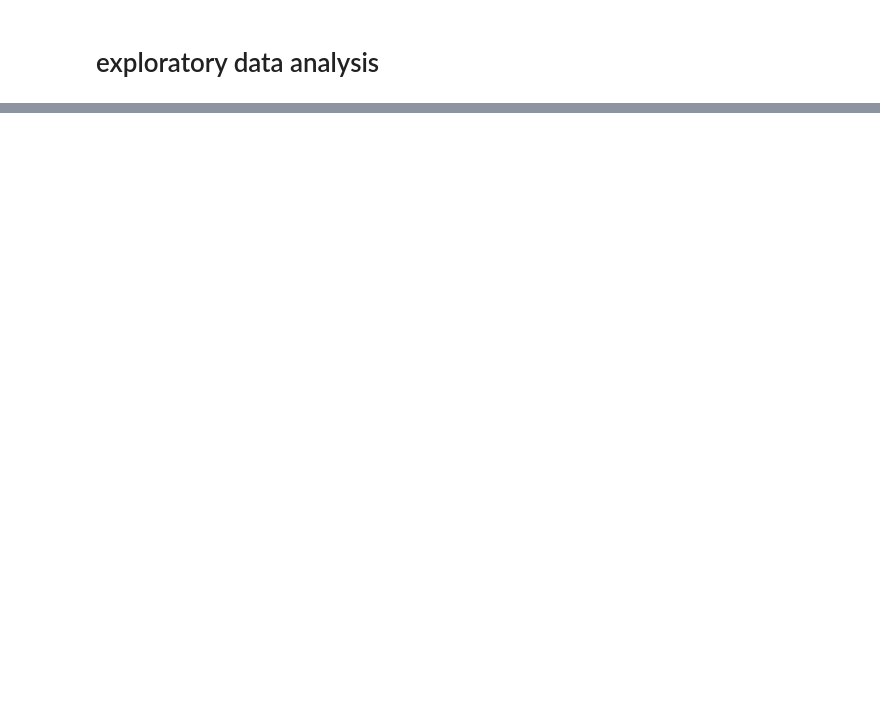
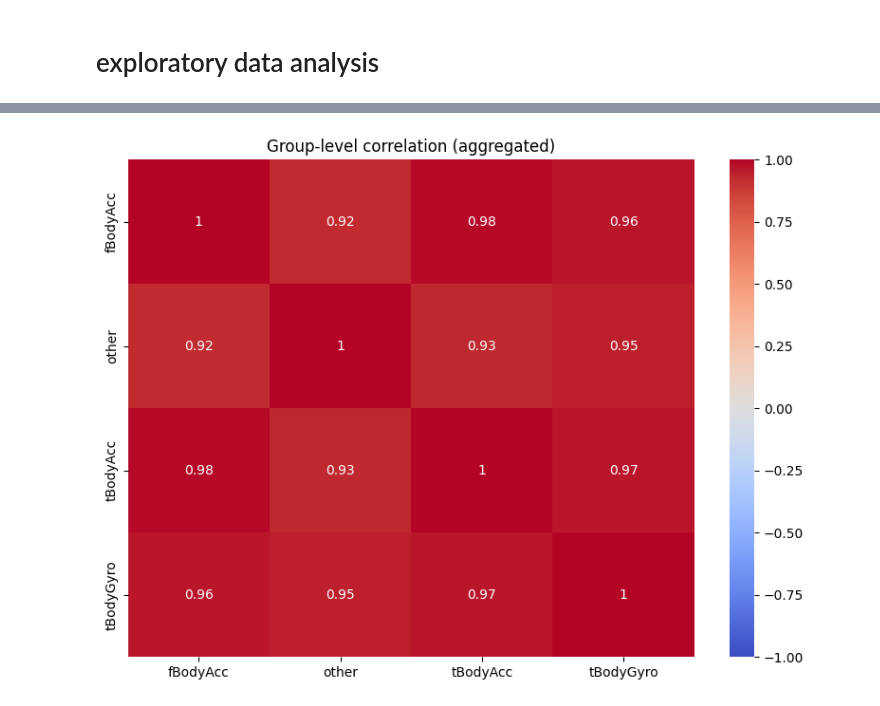
Before and after one commit to kvietelaitis/machine-learning-project, a Jupyter notebook: analysis/data-analysis.ipynb, the cells around one changed output, grey strips where cells are left out. Cells and saved outputs as stored; diff of their text form; code cells hidden in the pictures; blank space fills up the shorter version.

```diff
--- a/analysis/data-analysis.ipynb
+++ b/analysis/data-analysis.ipynb
@@ -98,0 +156,25 @@ if num_cols:
+# %%
+numeric_df = df.select_dtypes(include=['number'])
+
+# example grouping by prefix
+def get_group(col):
+    if col.startswith('tBodyAcc'):
+        return 'tBodyAcc'
+    if col.startswith('fBodyAcc'):
+        return 'fBodyAcc'
+    if 'Gyro' in col and col.startswith('t'):
+        return 'tBodyGyro'
+    # extend with your groups...
+    return 'other'
+
+groups = numeric_df.columns.to_series().apply(get_group)
+grouped = numeric_df.groupby(groups, axis=1).mean()   # or median
+group_corr = grouped.corr()
+
+plt.figure(figsize=(8,6))
+sns.heatmap(group_corr, annot=True, cmap='coolwarm', vmin=-1, vmax=1)
+plt.title('Group-level correlation (aggregated)')
+plt.tight_layout()
+plt.show()
+# %% [output]
+[figure, added]
```
Also changed, not shown: parts of 10 cells of this notebook.
